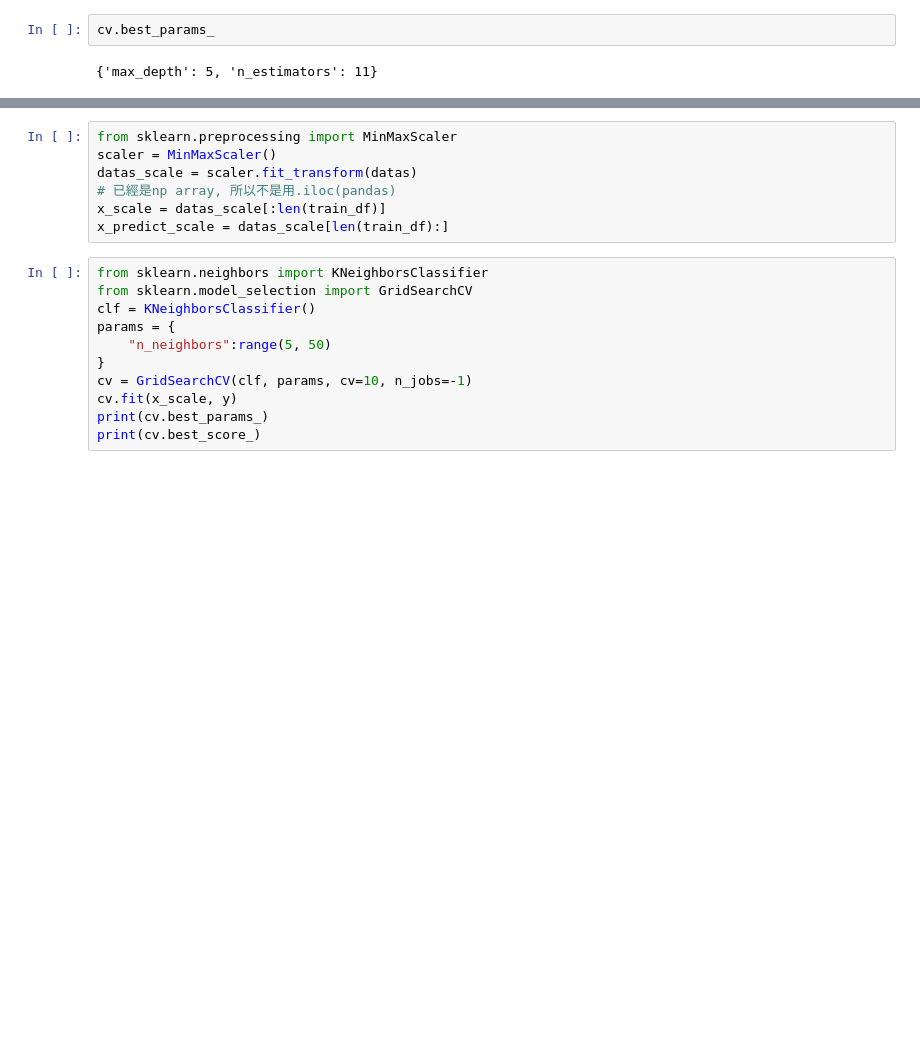
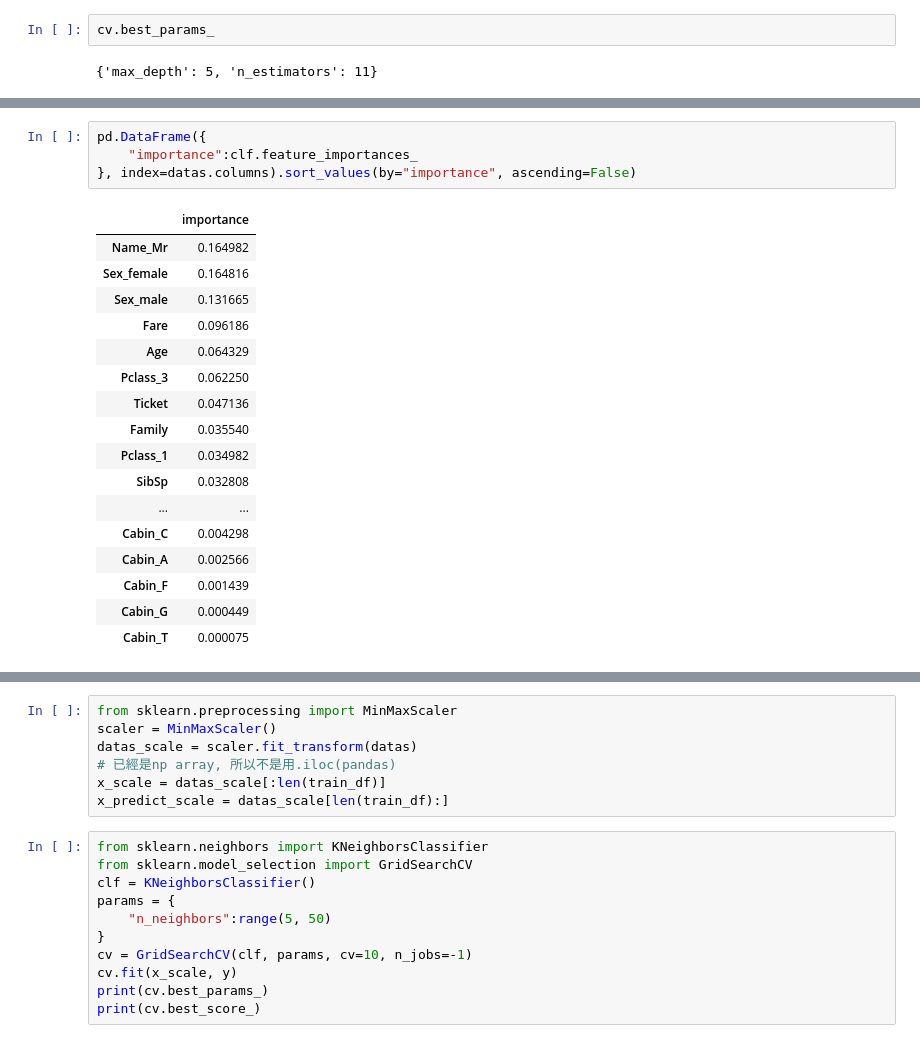
Before and after one commit to Elwing-Chou/tibaml0606, a Jupyter notebook: titanic.ipynb, the cells around one changed output, grey strips where cells are left out. Cells and saved outputs as stored; diff of their text form; blank space fills up the shorter version.

```diff
--- a/titanic.ipynb
+++ b/titanic.ipynb
@@ -262,3 +262,25 @@ df
 | 416 | 1308 | 0 |
 | 417 | 1309 | 1 |
 418 rows × 2 columns
+# %%
+pd.DataFrame({
+    "importance":clf.feature_importances_
+}, index=datas.columns).sort_values(by="importance", ascending=False)
+# %% [output]
+|  | importance |
+| Name_Mr | 0.164982 |
+| Sex_female | 0.164816 |
+| Sex_male | 0.131665 |
+| Fare | 0.096186 |
+| Age | 0.064329 |
+| Pclass_3 | 0.062250 |
+| Ticket | 0.047136 |
+| Family | 0.035540 |
+| Pclass_1 | 0.034982 |
+| SibSp | 0.032808 |
+| ... | ... |
+| Cabin_C | 0.004298 |
+| Cabin_A | 0.002566 |
+| Cabin_F | 0.001439 |
+| Cabin_G | 0.000449 |
+| Cabin_T | 0.000075 |
```
Also changed, not shown: parts of 4 cells of this notebook.
